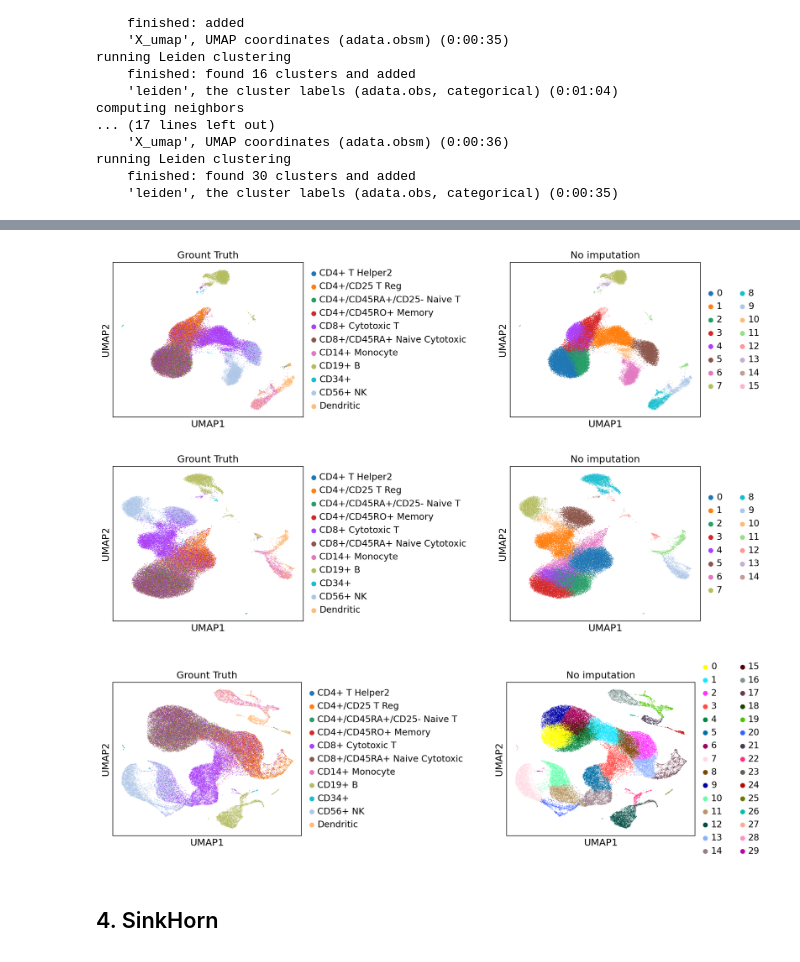
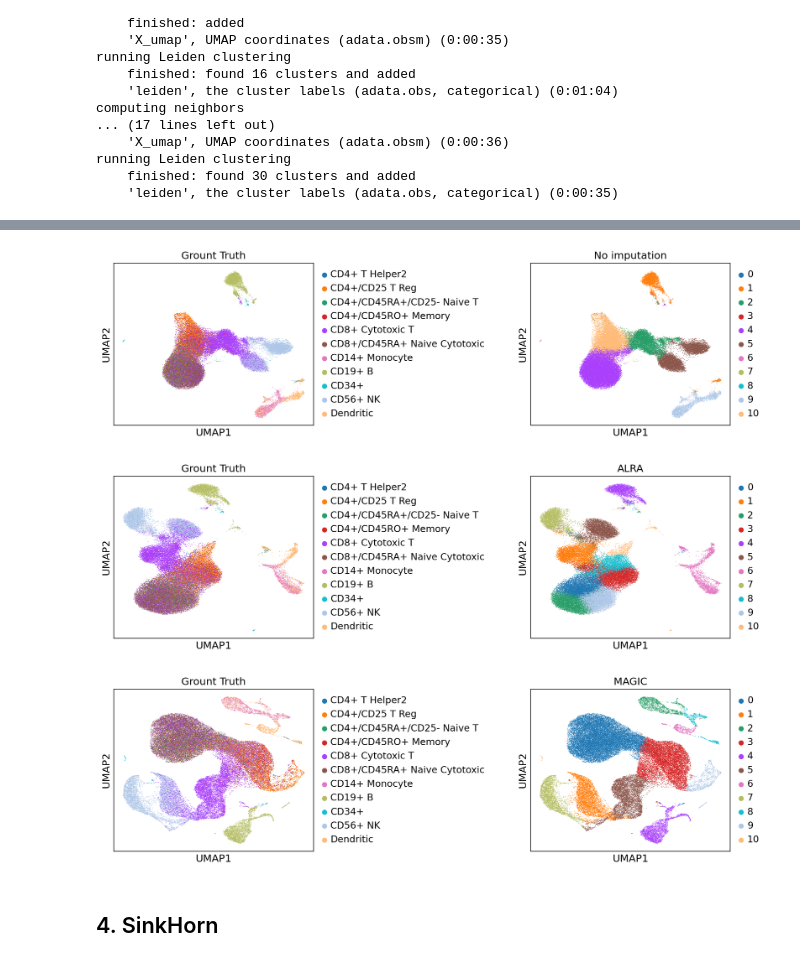
Before and after one commit to lucas-rdlr/rna-sequencing, a Jupyter notebook: notebooks/main.ipynb, the cells around one changed output, grey strips where cells are left out. Drawn from its saved outputs; the diff is of its cells as text; code cells hidden in the pictures.

```diff
--- a/notebooks/main.ipynb
+++ b/notebooks/main.ipynb
@@ -126,7 +126,8 @@ AnnData object with n_obs × n_vars = 58769 × 16139
 # %% [markdown]
 We save the AnnData object before performing any dimensionality reduction or clustering, in case we want to recover the data later.
 # %%
-adataFiltered.write_h5ad('models/adataFiltered.h5ad')
+# adataFiltered.write_h5ad('models/adataFiltered.h5ad')
+adataFiltered = sc.read_h5ad('models/adataFiltered.h5ad')
 # %%
 import matplotlib.pyplot as plt
 import seaborn as sns
@@ -162,7 +163,8 @@ adataALRA.var_names = adataFiltered.var_names
 # %% [markdown]
 We save the AnnData object before performing any dimensionality reduction or clustering, in case we want to recover the data later.
 # %%
-adataALRA.write_h5ad('models/adataALRA.h5ad')
+# adataALRA.write_h5ad('models/adataALRA.h5ad')
+adataALRA = sc.read_h5ad('models/adataALRA.h5ad')
 # %% [markdown]
 ### 3.2. MAGIC
 # %%
@@ -196,6 +198,7 @@ adataMAGIC.var_names = adataFiltered.var_names
 # %% [markdown]
 We save the AnnData object before performing any dimensionality reduction or clustering, in case we want to recover the data later.
 # %%
-adataMAGIC.write_h5ad('models/adataMAGIC.h5ad')
+# adataMAGIC.write_h5ad('models/adataMAGIC.h5ad')
+adataMAGIC = sc.read_h5ad('models/adataMAGIC.h5ad')
 # %% [markdown]
 ## 4. Dimensionality reduction
@@ -261,27 +346,27 @@ running Leiden clustering
 # %%
 sc.pl.umap(adataFiltered,
-           color=['celltype', 'leiden'],
+           color=['celltype', 'kmeans'],
            title=['Grount Truth', 'No imputation'],
            legend_loc="right margin",
            wspace=0.9)
 # %% [output]
-[figure, old version]
+[figure, new version]
 # %%
 sc.pl.umap(adataALRA,
-           color=['celltype', 'leiden'],
+           color=['celltype', 'kmeans'],
            title=['Grount Truth', 'ALRA'],
            legend_loc="right margin",
            wspace=0.9)
 # %% [output]
-[figure, old version]
+[figure, new version]
 # %%
 sc.pl.umap(adataMAGIC,
-           color=['celltype', 'leiden'],
+           color=['celltype', 'kmeans'],
            title=['Grount Truth', 'MAGIC'],
            legend_loc="right margin",
            wspace=0.9)
 # %% [output]
-[figure, old version]
+[figure, new version]
 # %% [markdown]
 ## 4. SinkHorn
 # %%
```
Also changed, not shown: parts of 8 cells of this notebook, 1 other file.
